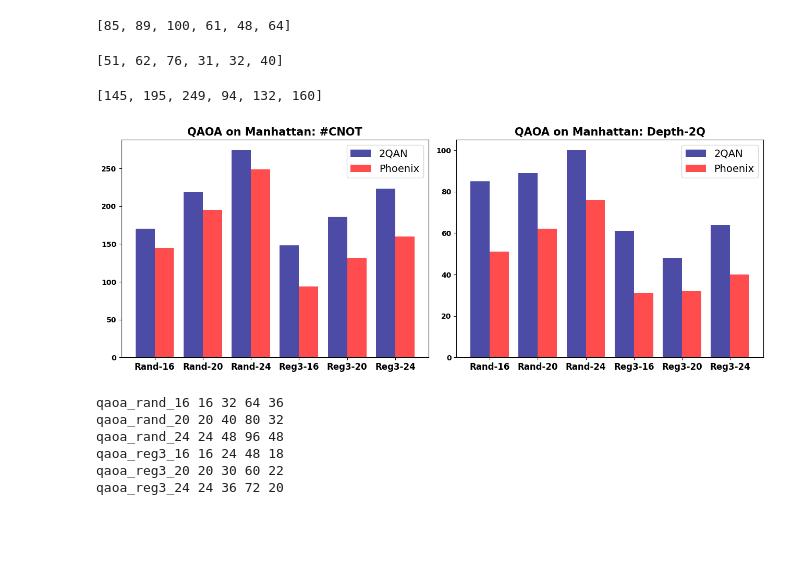
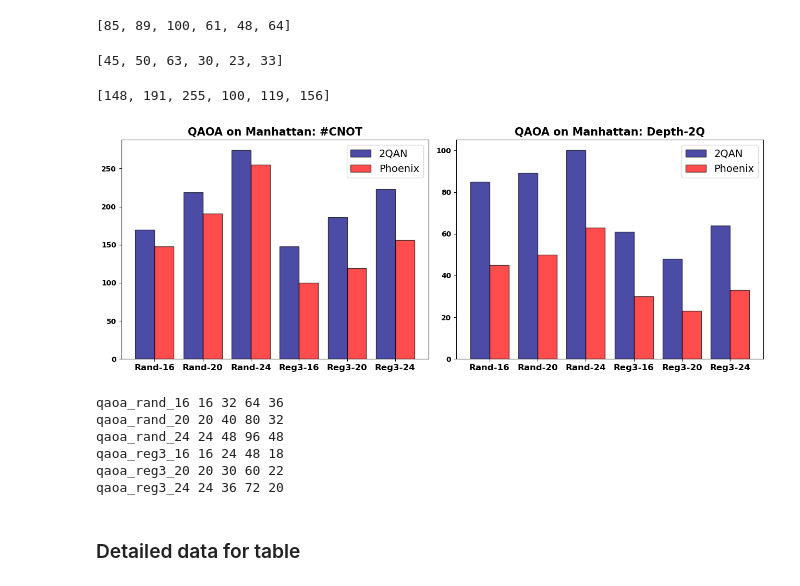
Before and after one commit to iqubit-org/phoenix, a Jupyter notebook: experiments/qaoa_analysis/analysis.ipynb, the cells around one changed output. Drawn from its saved outputs; the diff is of its cells as text; code cells hidden in the pictures; blank space fills up the shorter version.

```diff
--- a/experiments/qaoa_analysis/analysis.ipynb
+++ b/experiments/qaoa_analysis/analysis.ipynb
@@ -55,6 +59,11 @@ def qiskit_O3_all2all(circ: qiskit.QuantumCircuit) -> qiskit.QuantumCircuit:
     circ = qiskit.transpile(circ, optimization_level=3, basis_gates=['u1', 'u2', 'u3', 'cx'])
     return circ
 
+def is_all2all_coupling_map(coupling_map: CouplingMap) -> bool:
+    # ! coupling_map.graph is a directed coupling map
+    if coupling_map.size() * (coupling_map.size() - 1) == len(coupling_map.get_edges()):
+        return True
+    return False
 
 def phoenix_pass(paulis: List[str], coeffs: List[float], coupling_map: CouplingMap) -> qiskit.QuantumCircuit:
     """Phoenix's high-level optimization"""
@@ -64,10 +73,25 @@ def phoenix_pass(paulis: List[str], coeffs: List[float], coupling_map: CouplingM
 
 
     circ = qiskit_O3_all2all(circ.to_qiskit())  # since input is logical circuit, we can first ally a all2all Qiskit O3
+    if is_all2all_coupling_map(coupling_map):
+        return circ
     circ = qiskit.transpile(circ, optimization_level=3,
                             basis_gates=['u1', 'u2', 'u3', 'cx'],
                             coupling_map=coupling_map, layout_method='sabre')
     return circ
+
+
+def phoenix_pass_num_swap(paulis, coeffs, coupling_map):
+    ham = HamiltonianModel(paulis, coeffs)
+    # circ = ham.reconfigure_and_generate_circuit() # this is the old version
+    circ = ham.phoenix_circuit()
+
+    circ = qiskit_O3_all2all(circ.to_qiskit())  # since input is logical circuit, we can first ally a all2all Qiskit O3
+
+    circ = qiskit.transpile(circ, optimization_level=3,
+                            basis_gates=['u1', 'u2', 'u3', 'cx', 'swap'],
+                            coupling_map=coupling_map, layout_method='sabre')
+    return circ.count_ops()['swap']
 # %%
 num_2q_phoenix = []
 depth_2q_phoenix = []
@@ -82,38 +106,38 @@ for fname in fnames:
 # %%
 depth_2q_phoenix
 # %% [output]
-[51, 62, 76, 31, 32, 40]
+[45, 50, 63, 30, 23, 33]
 # %%
 num_2q_phoenix
 # %% [output]
-[145, 195, 249, 94, 132, 160]
+[148, 191, 255, 100, 119, 156]
 # %%
 plt.figure(figsize=(13, 5))
 
 
 plt.subplot(1, 2, 1)
 width = 0.4
 xticks = [fname.replace('qaoa_', '').replace('_', '-').capitalize() for fname in fnames]
-plt.bar(np.arange(len(xticks)) - 0.5 * width, num_2q_2qan, width=width, label='2QAN', color='navy', alpha=0.7)
-plt.bar(np.arange(len(xticks)) + 0.5 * width, num_2q_phoenix, width=width, label='Phoenix', color='red', alpha=0.7)
+plt.bar(np.arange(len(xticks)) - 0.5 * width, num_2q_2qan, width=width, label='2QAN', color='navy', alpha=0.7, edgecolor='black')
+plt.bar(np.arange(len(xticks)) + 0.5 * width, num_2q_phoenix, width=width, label='Phoenix', color='red', alpha=0.7, edgecolor='black')
 plt.xticks(range(len(xticks)), xticks, fontsize=12, fontweight='bold')
 plt.legend(fontsize=14, loc='upper right')
 plt.yticks(fontweight='bold')
 plt.title('QAOA on Manhattan: #CNOT', fontsize=15, fontweight='bold')
 
 plt.subplot(1, 2, 2)
-plt.bar(np.arange(len(xticks)) - 0.5 * width, depth_2q_2qan, width=width, label='2QAN', color='navy', alpha=0.7)
-plt.bar(np.arange(len(xticks)) + 0.5 * width, depth_2q_phoenix, width=width, label='Phoenix', color='red', alpha=0.7)
+plt.bar(np.arange(len(xticks)) - 0.5 * width, depth_2q_2qan, width=width, label='2QAN', color='navy', alpha=0.7, edgecolor='black')
+plt.bar(np.arange(len(xticks)) + 0.5 * width, depth_2q_phoenix, width=width, label='Phoenix', color='red', alpha=0.7, edgecolor='black')
 plt.xticks(range(len(xticks)), xticks, fontsize=12, fontweight='bold')
 plt.legend(fontsize=14, loc='upper right')
 plt.yticks(fontweight='bold')
 plt.title('QAOA on Manhattan: Depth-2Q', fontsize=15, fontweight='bold')
 
 
 plt.tight_layout()
 # plt.savefig('../figures/qaoa.pdf')
 # %% [output]
-[figure, old version]
+[figure, new version]
 # %%
 for fname in fnames:
     json_fname = os.path.join(json_dpath, fname + '.json')
@@ -131,3 +155,5 @@ qaoa_rand_24 24 48 96 48
 qaoa_reg3_16 16 24 48 18
 qaoa_reg3_20 20 30 60 22
 qaoa_reg3_24 24 36 72 20
+# %% [markdown]
+### Detailed data for table
```
Also changed, not shown: parts of 19 cells of this notebook, 14 other files.
